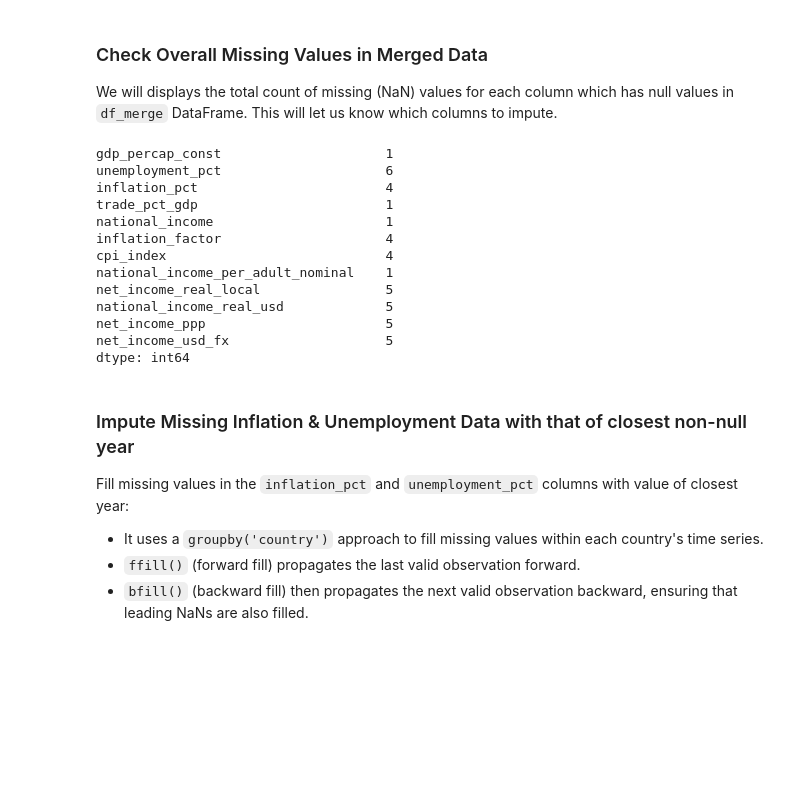
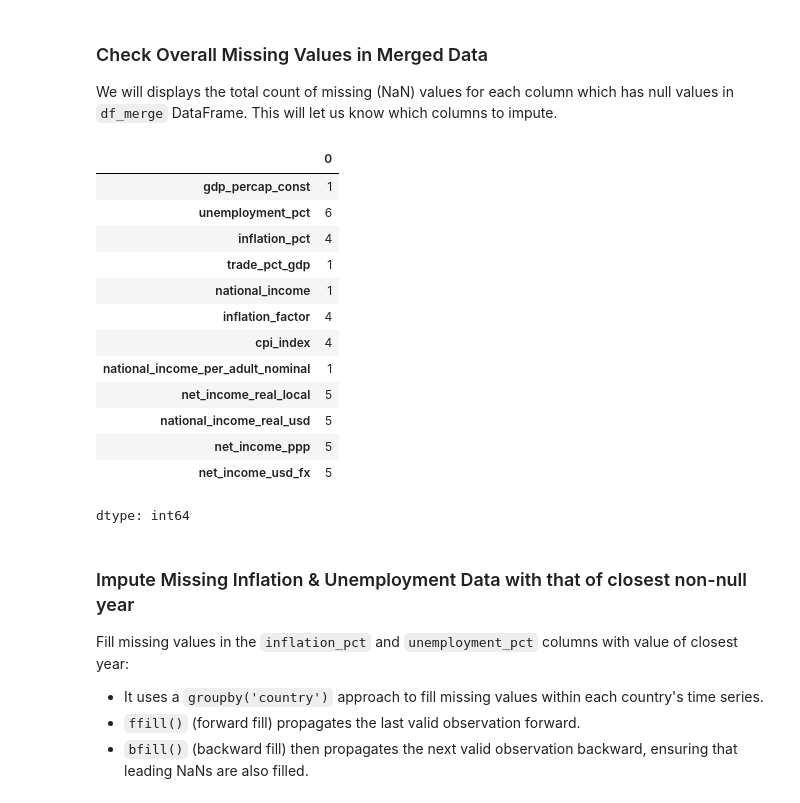
Before and after one commit to princeixr/Income_inequality, a Jupyter notebook: 602_indicators.ipynb, the cells around one changed output. Saved outputs shown, nothing was run; the diff lists cells and outputs as text; code cells hidden in the pictures; blank space fills up the shorter version.

```diff
--- a/602_indicators.ipynb
+++ b/602_indicators.ipynb
@@ -530,26 +520,26 @@ We will calculate Consumer Price Index (CPI) for each country and establishes a
 - Defines a `BASE_YEAR` and extracts the `cpi_index` for this year as `cpi_base` for each country.
 # %%
 # Sort for time-series plot
-indicators_panel = indicators_df.sort_values(['country', 'year'])#.rename(columns={'country_name':'country'})
-indicators_panel['inflation_factor'] = 1 + indicators_panel['inflation_pct'] / 100.0
+indicators_df = indicators_df.sort_values(['country', 'year'])#.rename(columns={'country_name':'country'})
+indicators_df['inflation_factor'] = 1 + indicators_df['inflation_pct'] / 100.0
 
 cpi_list = []
-for c, df_c in indicators_panel.groupby('country'):
+for c, df_c in indicators_df.groupby('country'):
     df_c = df_c.sort_values('year').copy()
     # set first year CPI = 1, then cumprod
     df_c['cpi_index'] = df_c['inflation_factor'].cumprod()
     cpi_list.append(df_c)
 
-indicators_panel = pd.concat(cpi_list, ignore_index=True)
+indicators_df = pd.concat(cpi_list, ignore_index=True)
 
 # --- 3B. Choose base year for constant prices ---
 BASE_YEAR = 1994
 
-base_cpi = indicators_panel.loc[indicators_panel['year'] == BASE_YEAR, ['country', 'cpi_index']].rename(
+base_cpi = indicators_df.loc[indicators_df['year'] == BASE_YEAR, ['country', 'cpi_index']].rename(
     columns={'cpi_index': 'cpi_base'}
 )
-indicators_panel = indicators_panel.merge(base_cpi, on='country', how='left')
-indicators_panel
+indicators_df = indicators_df.merge(base_cpi, on='country', how='left')
+indicators_df
 # %% [output]
 |  | country | year | gdp_percap_const | unemployment_pct | inflation_pct | trade_pct_gdp | national_income | ... |
 | 0 | China | 1990 | 917.270662 | NaN | NaN | 24.225982 | 3.625239e+11 | ... |
@@ -578,33 +568,33 @@ Here we compute various measures of national income per adult, adjusted for infl
 # If your `national_income` is already "per adult", skip dividing by population.
 # Here I assume it's TOTAL national income in local currency.
 
-indicators_panel['national_income_per_adult_nominal'] = (
-    indicators_panel['national_income'] / indicators_panel['population']
+indicators_df['national_income_per_adult_nominal'] = (
+    indicators_df['national_income'] / indicators_df['population']
 )
 
 # Constant-price (real) local currency, comparable across years
-indicators_panel['net_income_real_local'] = (
-    indicators_panel['national_income_per_adult_nominal'] *
-    (indicators_panel['cpi_base'] / indicators_panel['cpi_index'])
+indicators_df['net_income_real_local'] = (
+    indicators_df['national_income_per_adult_nominal'] *
+    (indicators_df['cpi_base'] / indicators_df['cpi_index'])
 )
-indicators_panel['national_income_real_usd'] = (
-    indicators_panel['national_income'] *
-    (indicators_panel['cpi_base'] / indicators_panel['cpi_index'])
+indicators_df['national_income_real_usd'] = (
+    indicators_df['national_income'] *
+    (indicators_df['cpi_base'] / indicators_df['cpi_index'])
 )
 # ppp_to_usd: local currency per 1 PPP USD
 # fx_to_usd:  local currency per 1 market USD
 
 # Real PPP income per adult (constant prices, PPP-adjusted)
-indicators_panel['net_income_ppp'] = (
-    indicators_panel['net_income_real_local']*indicators_panel['fx_to_usd'] / indicators_panel['ppp_to_usd']
+indicators_df['net_income_ppp'] = (
+    indicators_df['net_income_real_local']*indicators_df['fx_to_usd'] / indicators_df['ppp_to_usd']
 )
 
 # Real income per adult in market USD (constant prices)
-indicators_panel['net_income_usd_fx'] = (
-    indicators_panel['net_income_real_local'] / indicators_panel['fx_to_usd']
+indicators_df['net_income_usd_fx'] = (
+    indicators_df['net_income_real_local'] / indicators_df['fx_to_usd']
 )
 
-indicators_panel[indicators_panel['country_code']=='IN'].head(5)
+indicators_df[indicators_df['country_code']=='IN'].head(5)
 # %% [output]
 |  | country | year | gdp_percap_const | unemployment_pct | inflation_pct | trade_pct_gdp | national_income | ... |
 | 70 | India | 1990 | 537.870270 | NaN | 8.971233 | 15.506262 | 3.167753e+11 | ... |
@@ -617,21 +607,22 @@ indicators_panel[indicators_panel['country_code']=='IN'].head(5)
 
 We will displays the total count of missing (NaN) values for each column which has null values in `df_merge` DataFrame. This will let us know which columns to impute.
 # %%
-missing_values = indicators_panel.isna().sum()
+missing_values = indicators_df.isna().sum()
 missing_values[missing_values > 0]
 # %% [output]
+|  | 0 |
+| gdp_percap_const | 1 |
+| unemployment_pct | 6 |
+| inflation_pct | 4 |
+| trade_pct_gdp | 1 |
+| national_income | 1 |
+| inflation_factor | 4 |
+| cpi_index | 4 |
+| national_income_per_adult_nominal | 1 |
+| net_income_real_local | 5 |
+| national_income_real_usd | 5 |
+| net_income_ppp | 5 |
+| net_income_usd_fx | 5 |
-gdp_percap_const                     1
-unemployment_pct                     6
-inflation_pct                        4
-trade_pct_gdp                        1
-national_income                      1
-inflation_factor                     4
-cpi_index                            4
-national_income_per_adult_nominal    1
-net_income_real_local                5
-national_income_real_usd             5
-net_income_ppp                       5
-net_income_usd_fx                    5
 dtype: int64
 # %% [markdown]
 ### Impute Missing Inflation & Unemployment Data with that of closest non-null year
```
Also changed, not shown: parts of 35 cells of this notebook.
